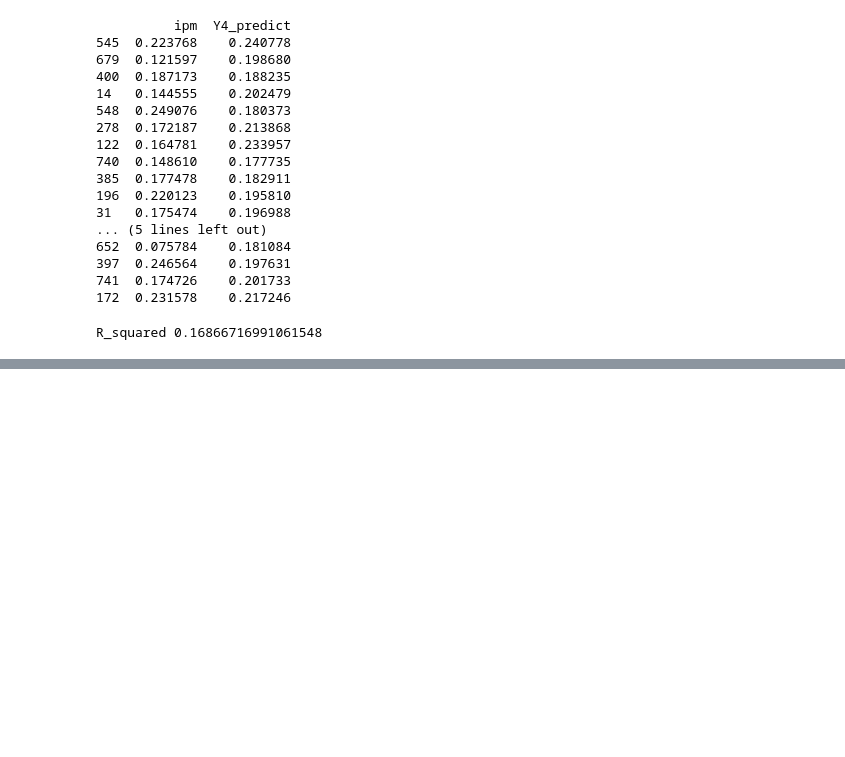
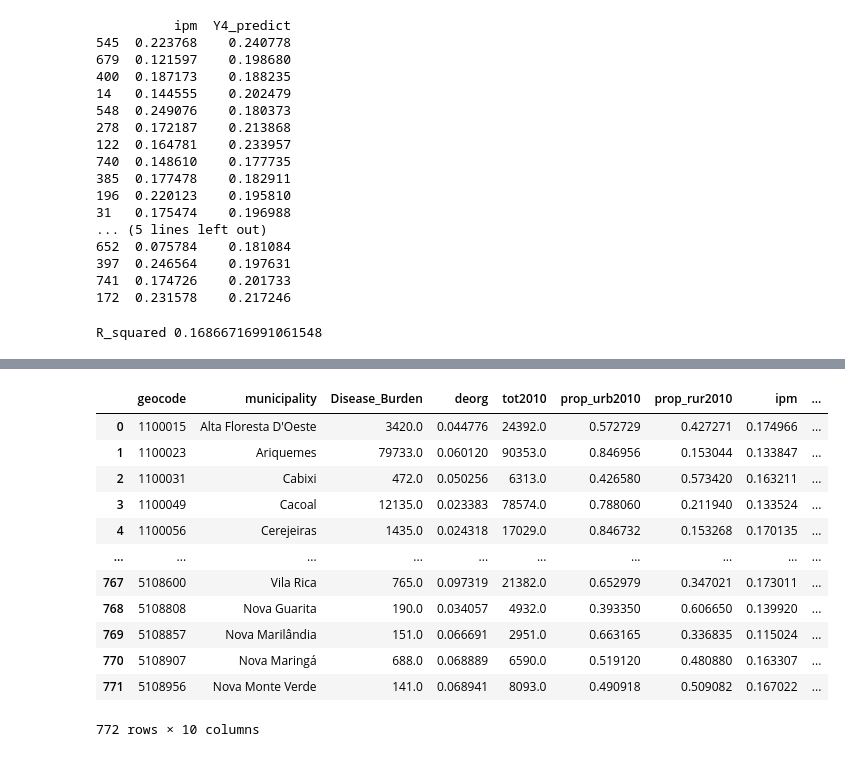
Before and after one commit to roccodecarolis/HEDS_DATA, a Jupyter notebook: HEDS_Data_Analysis_Regression_Model.ipynb, the cells around one changed output, grey strips where cells are left out. Saved outputs shown, nothing was run; the diff lists cells and outputs as text; code cells hidden in the pictures; blank space fills up the shorter version.

```diff
--- a/HEDS_Data_Analysis_Regression_Model.ipynb
+++ b/HEDS_Data_Analysis_Regression_Model.ipynb
@@ -360,0 +349,4 @@ strong multicollinearity or other numerical problems.
+# %%
+Dataset['tot2010'] = pd.to_numeric(Dataset['tot2010'], errors='coerce')
+# %%
+Dataset['Incidence_Rate'] = Dataset['Disease_Burden'] / Dataset['tot2010']
@@ -360,0 +355,16 @@ strong multicollinearity or other numerical problems.
+# %%
+Dataset
+# %% [output]
+|  | geocode | municipality | Disease_Burden | deorg | tot2010 | prop_urb2010 | prop_rur2010 | ipm | ... |
+| 0 | 1100015 | Alta Floresta D'Oeste | 3420.0 | 0.044776 | 24392.0 | 0.572729 | 0.427271 | 0.174966 | ... |
+| 1 | 1100023 | Ariquemes | 79733.0 | 0.060120 | 90353.0 | 0.846956 | 0.153044 | 0.133847 | ... |
+| 2 | 1100031 | Cabixi | 472.0 | 0.050256 | 6313.0 | 0.426580 | 0.573420 | 0.163211 | ... |
+| 3 | 1100049 | Cacoal | 12135.0 | 0.023383 | 78574.0 | 0.788060 | 0.211940 | 0.133524 | ... |
+| 4 | 1100056 | Cerejeiras | 1435.0 | 0.024318 | 17029.0 | 0.846732 | 0.153268 | 0.170135 | ... |
+| ... | ... | ... | ... | ... | ... | ... | ... | ... | ... |
+| 767 | 5108600 | Vila Rica | 765.0 | 0.097319 | 21382.0 | 0.652979 | 0.347021 | 0.173011 | ... |
+| 768 | 5108808 | Nova Guarita | 190.0 | 0.034057 | 4932.0 | 0.393350 | 0.606650 | 0.139920 | ... |
+| 769 | 5108857 | Nova Marilândia | 151.0 | 0.066691 | 2951.0 | 0.663165 | 0.336835 | 0.115024 | ... |
+| 770 | 5108907 | Nova Maringá | 688.0 | 0.068889 | 6590.0 | 0.519120 | 0.480880 | 0.163307 | ... |
+| 771 | 5108956 | Nova Monte Verde | 141.0 | 0.068941 | 8093.0 | 0.490918 | 0.509082 | 0.167022 | ... |
+772 rows × 10 columns
```
Also changed, not shown: parts of 27 cells of this notebook.
